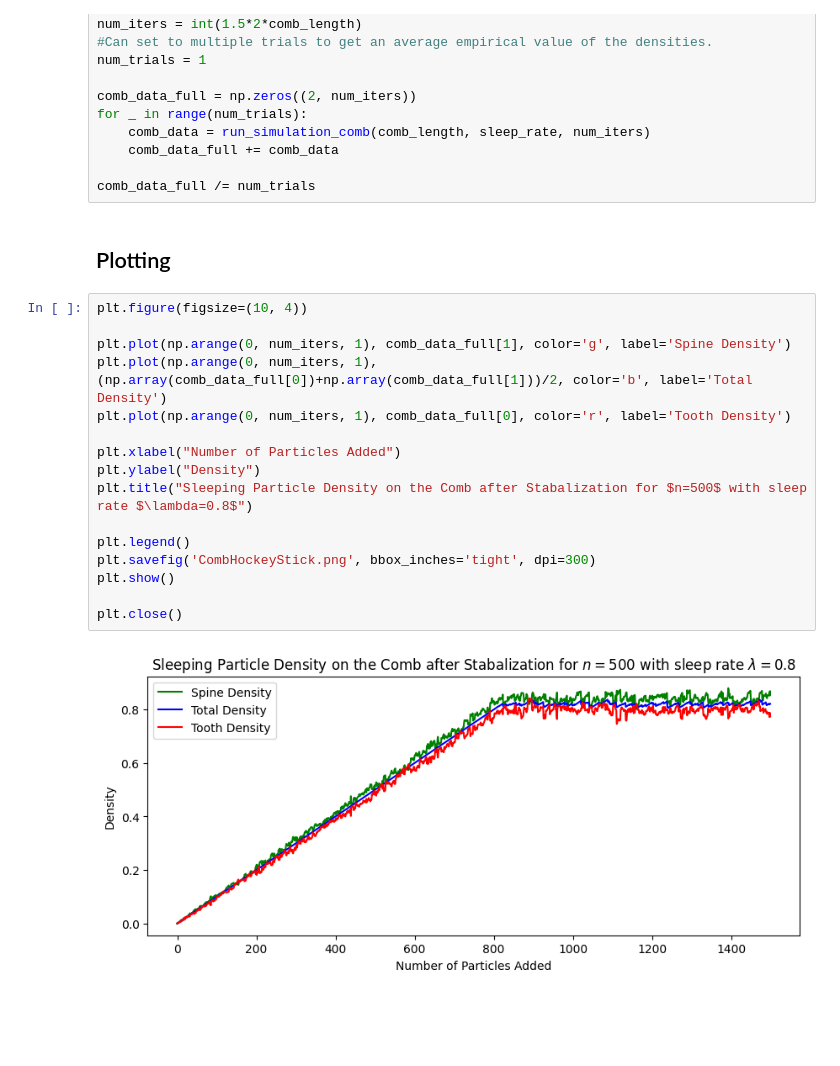
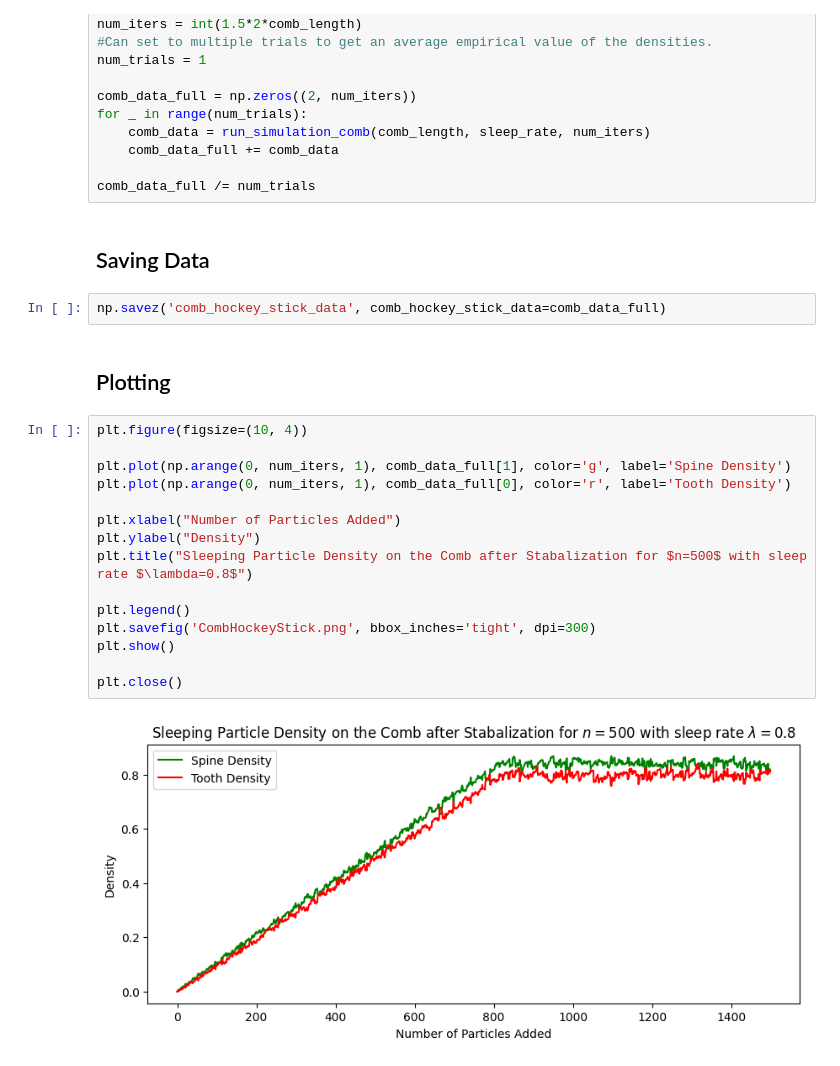
Before and after one commit to aldomorelli/Comb-ARW-Simulation-and-General-Layer-Percolation, a Jupyter notebook: CombHockeyStick.ipynb, the cells around one changed output. Drawn from its saved outputs; the diff is of its cells as text; blank space fills up the shorter version.

```diff
--- a/CombHockeyStick.ipynb
+++ b/CombHockeyStick.ipynb
@@ -130,23 +130,26 @@ for _ in range(num_trials):
     comb_data_full += comb_data
 
 comb_data_full /= num_trials
+# %% [markdown]
+## Saving Data ##
+# %%
+np.savez('comb_hockey_stick_data', comb_hockey_stick_data=comb_data_full)
 # %% [markdown]
 ## Plotting ##
 # %%
 plt.figure(figsize=(10, 4))
 
 plt.plot(np.arange(0, num_iters, 1), comb_data_full[1], color='g', label='Spine Density')
-plt.plot(np.arange(0, num_iters, 1), (np.array(comb_data_full[0])+np.array(comb_data_full[1]))/2, color='b', label='Total Density')
 plt.plot(np.arange(0, num_iters, 1), comb_data_full[0], color='r', label='Tooth Density')
 
 plt.xlabel("Number of Particles Added")
 plt.ylabel("Density")
 plt.title("Sleeping Particle Density on the Comb after Stabalization for $n=500$ with sleep rate $\lambda=0.8$")
 
 plt.legend()
 plt.savefig('CombHockeyStick.png', bbox_inches='tight', dpi=300)
 plt.show()
 
 plt.close()
 # %% [output]
-[figure, old version]
+[figure, new version]
```
Also changed, not shown: 1 other file.
